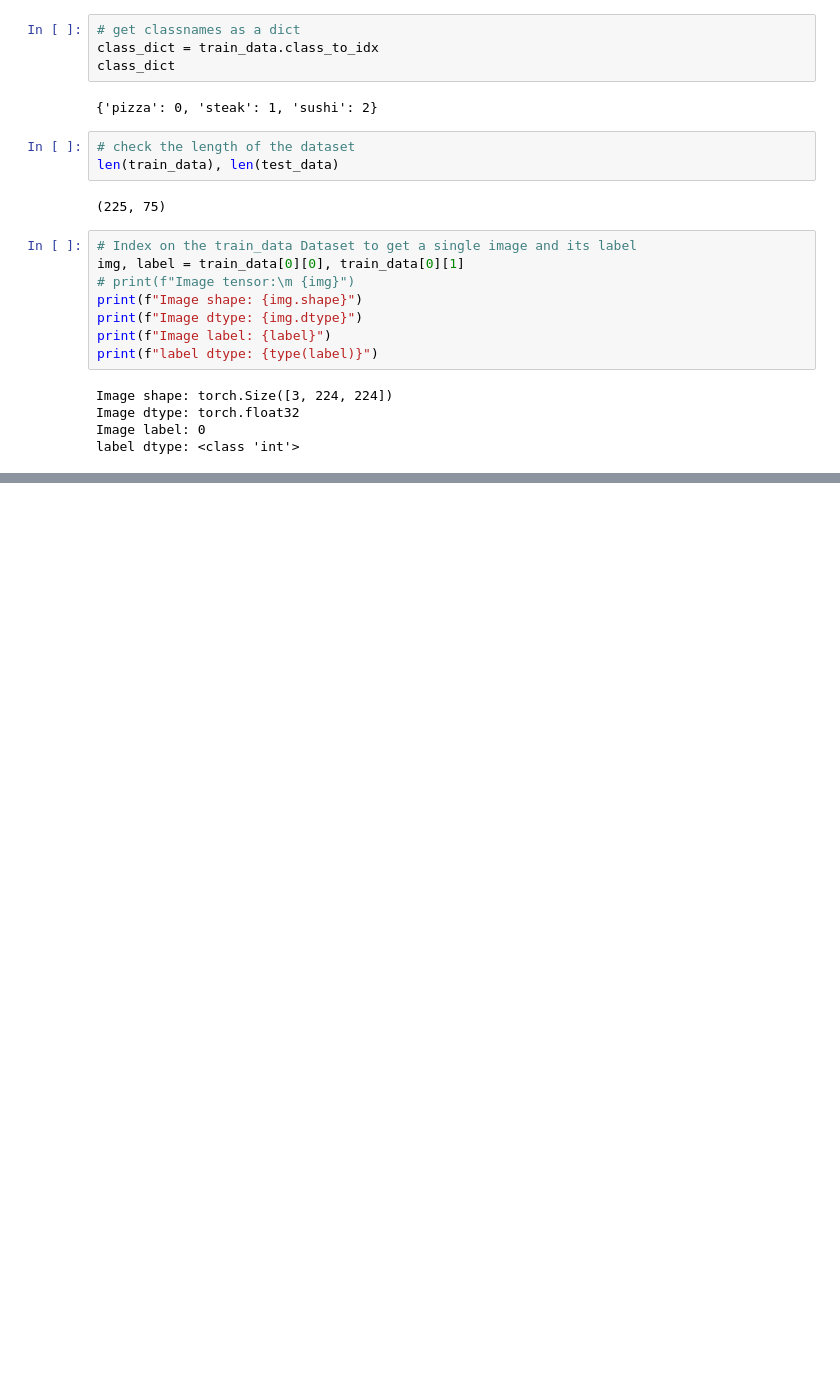
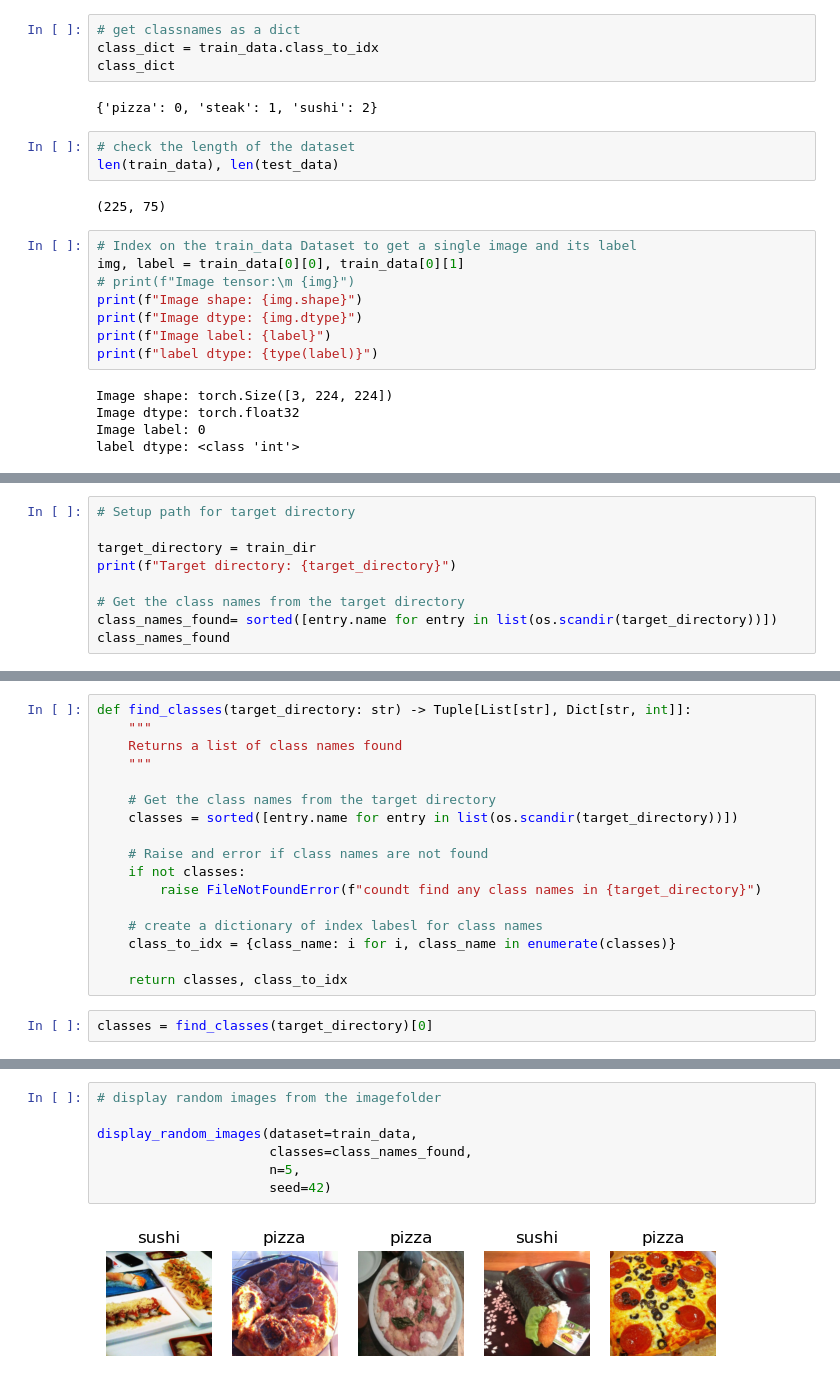
Before and after one commit to padrigon-lynbert/Learning_toorch, a Jupyter notebook: 06_pytorch_custom_datasets.ipynb, the cells around one changed output, grey strips where cells are left out. Drawn from its saved outputs; the diff is of its cells as text; blank space fills up the shorter version.

```diff
--- a/06_pytorch_custom_datasets.ipynb
+++ b/06_pytorch_custom_datasets.ipynb
@@ -290,0 +355,9 @@ Text(0.5, 1.0, 'pizza')
+# %%
+# Setup path for target directory
+
+target_directory = train_dir
+print(f"Target directory: {target_directory}")
+
+# Get the class names from the target directory
+class_names_found= sorted([entry.name for entry in list(os.scandir(target_directory))])
+class_names_found
@@ -290,0 +367,19 @@ Text(0.5, 1.0, 'pizza')
+# %%
+def find_classes(target_directory: str) -> Tuple[List[str], Dict[str, int]]:
+    """
+    Returns a list of class names found
+    """
+
+    # Get the class names from the target directory
+    classes = sorted([entry.name for entry in list(os.scandir(target_directory))])
+
+    # Raise and error if class names are not found
+    if not classes:
+        raise FileNotFoundError(f"coundt find any class names in {target_directory}")
+
+    # create a dictionary of index labesl for class names
+    class_to_idx = {class_name: i for i, class_name in enumerate(classes)}
+
+    return classes, class_to_idx
+# %%
+classes = find_classes(target_directory)[0]
@@ -290,0 +540,9 @@ Text(0.5, 1.0, 'pizza')
+# %%
+# display random images from the imagefolder
+
+display_random_images(dataset=train_data,
+                      classes=class_names_found,
+                      n=5,
+                      seed=42)
+# %% [output]
+[figure, added]
```
Also changed, not shown: parts of 27 cells of this notebook, 1 other file.
